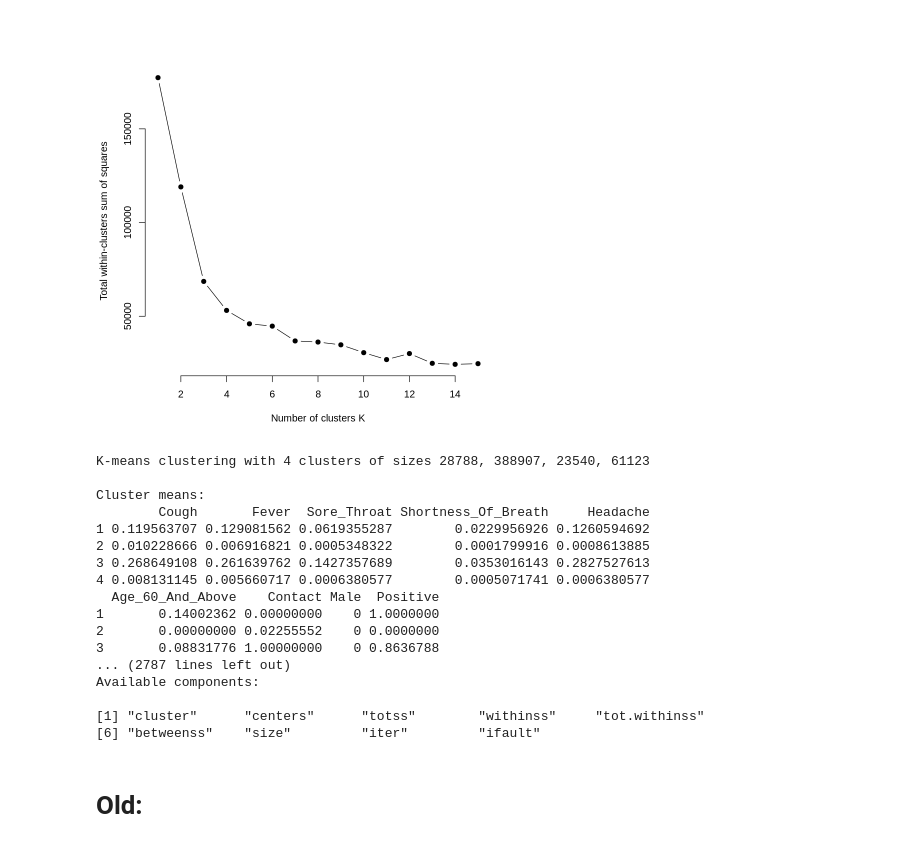
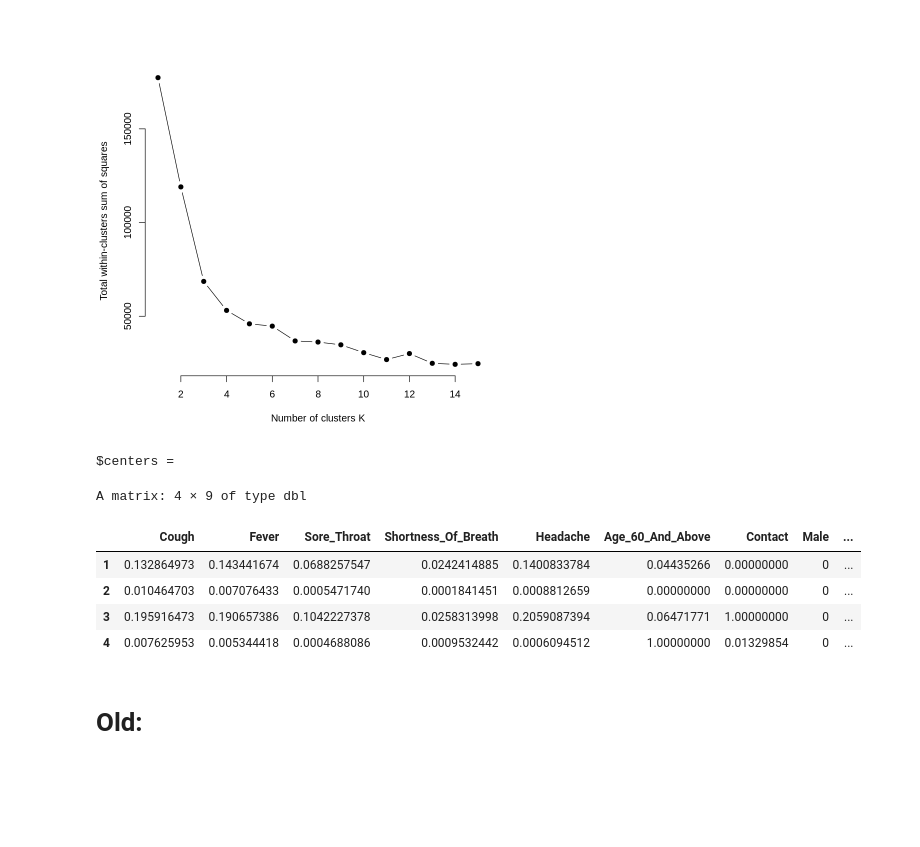
Before and after one commit to maxsohl/GSB530_Covid, a Jupyter notebook: K_means.ipynb, the cells around one changed output. Cells and saved outputs as stored; diff of their text form; code cells hidden in the pictures; blank space fills up the shorter version.

```diff
--- a/K_means.ipynb
+++ b/K_means.ipynb
@@ -155,25 +133,15 @@ plot(k_values, wss_values,
 [figure]
 # %%
 km <- kmeans(females, centers = 4, nstart = 25)
-km
+km[2]
 # %% [output]
-K-means clustering with 4 clusters of sizes 28788, 388907, 23540, 61123
-
-Cluster means:
-        Cough       Fever  Sore_Throat Shortness_Of_Breath     Headache
-1 0.119563707 0.129081562 0.0619355287        0.0229956926 0.1260594692
-2 0.010228666 0.006916821 0.0005348322        0.0001799916 0.0008613885
-3 0.268649108 0.261639762 0.1427357689        0.0353016143 0.2827527613
-4 0.008131145 0.005660717 0.0006380577        0.0005071741 0.0006380577
-  Age_60_And_Above    Contact Male  Positive
-1       0.14002362 0.00000000    0 1.0000000
-2       0.00000000 0.02255552    0 0.0000000
-3       0.08831776 1.00000000    0 0.8636788
-... (2787 lines left out)
-Available components:
-
-[1] "cluster"      "centers"      "totss"        "withinss"     "tot.withinss"
-[6] "betweenss"    "size"         "iter"         "ifault"
+$centers =
+A matrix: 4 × 9 of type dbl
+|  | Cough | Fever | Sore_Throat | Shortness_Of_Breath | Headache | Age_60_And_Above | Contact | Male | ... |
+| 1 | 0.132864973 | 0.143441674 | 0.0688257547 | 0.0242414885 | 0.1400833784 | 0.04435266 | 0.00000000 | 0 | ... |
+| 2 | 0.010464703 | 0.007076433 | 0.0005471740 | 0.0001841451 | 0.0008812659 | 0.00000000 | 0.00000000 | 0 | ... |
+| 3 | 0.195916473 | 0.190657386 | 0.1042227378 | 0.0258313998 | 0.2059087394 | 0.06471771 | 1.00000000 | 0 | ... |
+| 4 | 0.007625953 | 0.005344418 | 0.0004688086 | 0.0009532442 | 0.0006094512 | 1.00000000 | 0.01329854 | 0 | ... |
 # %% [markdown]
 # **Old:**
 # %%
```
Also changed, not shown: parts of 4 cells of this notebook.
